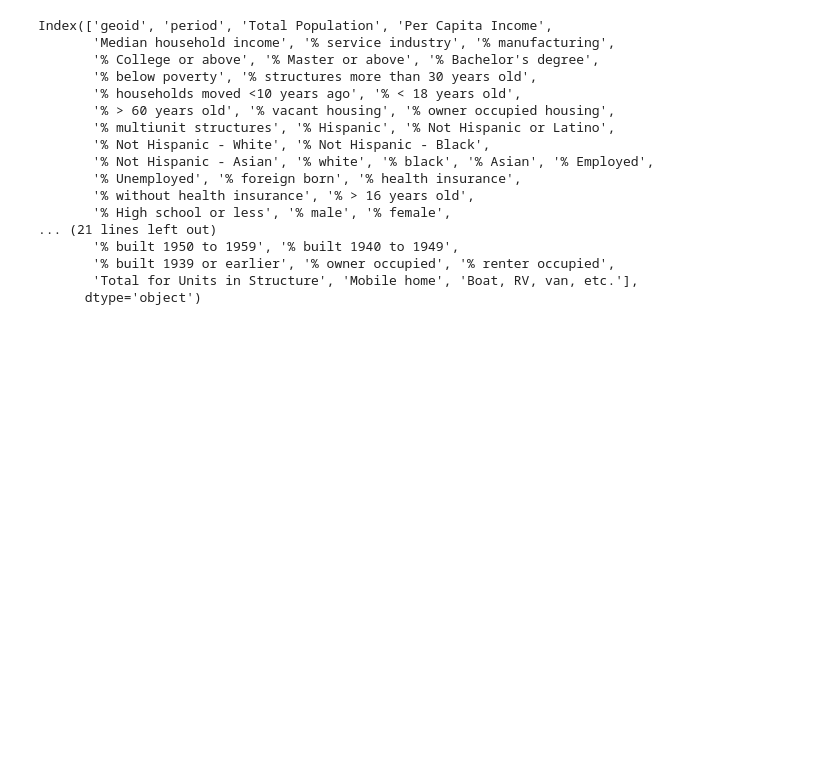
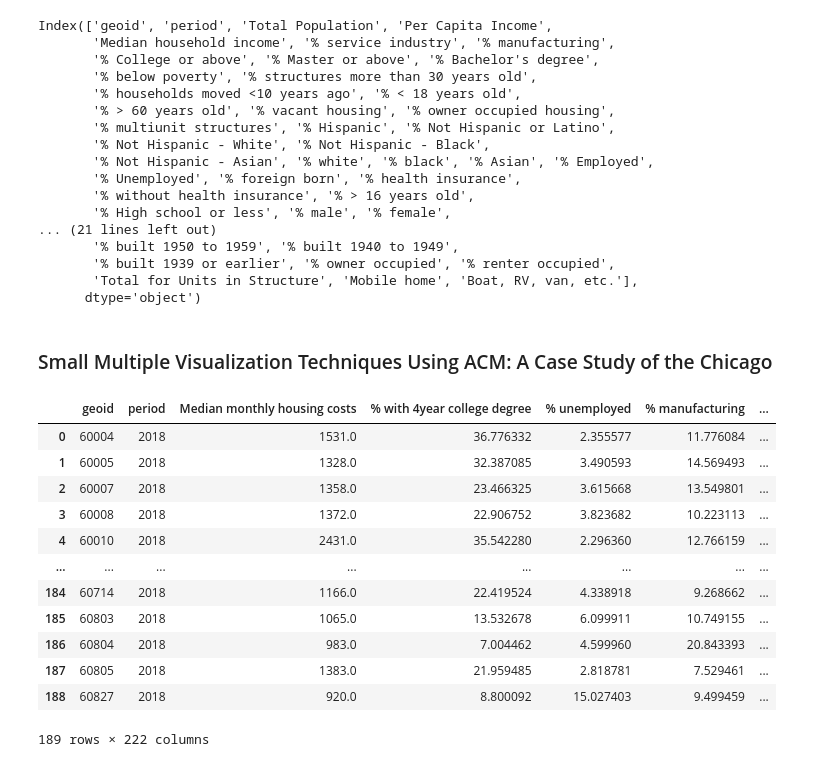
Before and after one commit to su-gis/CyberGIS-Vis, a Jupyter notebook: Quantitative_Data_Vis/Adaptive_Chropleth_Mapper.ipynb, the cells around one changed output. Cells and saved outputs as stored; diff of their text form; code cells hidden in the pictures; blank space fills up the shorter version.

Commit message:
Chicago Urban Core Update

```diff
--- a/Quantitative_Data_Vis/Adaptive_Chropleth_Mapper.ipynb
+++ b/Quantitative_Data_Vis/Adaptive_Chropleth_Mapper.ipynb
@@ -618,3 +618,5 @@ Index(['geoid', 'period', 'Total Population', 'Per Capita Income',
        '% built 1939 or earlier', '% owner occupied', '% renter occupied',
        'Total for Units in Structure', 'Mobile home', 'Boat, RV, van, etc.'],
       dtype='object')
+# %% [markdown]
+### Small Multiple Visualization Techniques Using ACM: A Case Study of the Chicago
@@ -620,0 +627,19 @@ Index(['geoid', 'period', 'Total Population', 'Per Capita Income',
+# %%
+# Read attributes
+input_attr_CHI = pd.read_csv("attributes/ACS_2018_5year__zipcode_Cook_byZipcode_normalized.csv", dtype={'geoid':str})
+input_attr_CHI = input_attr_CHI.rename(columns={'GEOID': 'geoid', 'year': 'period'})
+input_attr_CHI
+# %% [output]
+|  | geoid | period | Median monthly housing costs | % with 4year college degree | % unemployed | % manufacturing | ... |
+| 0 | 60004 | 2018 | 1531.0 | 36.776332 | 2.355577 | 11.776084 | ... |
+| 1 | 60005 | 2018 | 1328.0 | 32.387085 | 3.490593 | 14.569493 | ... |
+| 2 | 60007 | 2018 | 1358.0 | 23.466325 | 3.615668 | 13.549801 | ... |
+| 3 | 60008 | 2018 | 1372.0 | 22.906752 | 3.823682 | 10.223113 | ... |
+| 4 | 60010 | 2018 | 2431.0 | 35.542280 | 2.296360 | 12.766159 | ... |
+| ... | ... | ... | ... | ... | ... | ... | ... |
+| 184 | 60714 | 2018 | 1166.0 | 22.419524 | 4.338918 | 9.268662 | ... |
+| 185 | 60803 | 2018 | 1065.0 | 13.532678 | 6.099911 | 10.749155 | ... |
+| 186 | 60804 | 2018 | 983.0 | 7.004462 | 4.599960 | 20.843393 | ... |
+| 187 | 60805 | 2018 | 1383.0 | 21.959485 | 2.818781 | 7.529461 | ... |
+| 188 | 60827 | 2018 | 920.0 | 8.800092 | 15.027403 | 9.499459 | ... |
+189 rows × 222 columns
```
Also changed, not shown: parts of 9 cells of this notebook, 15 other files.
